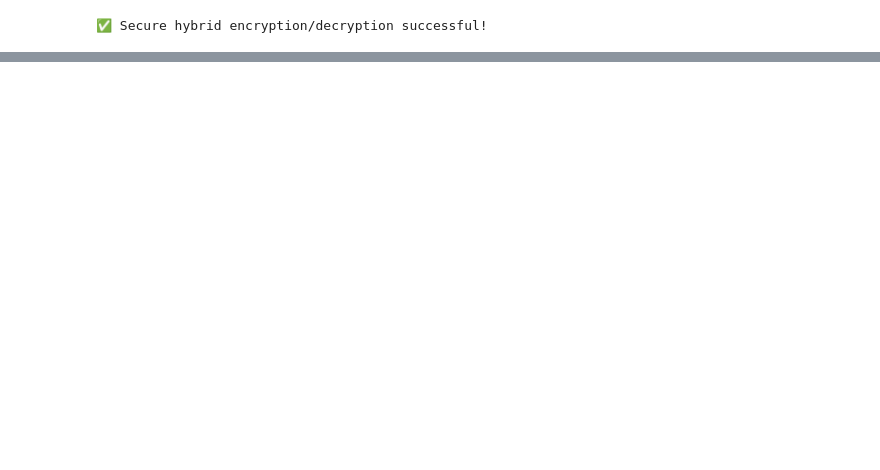
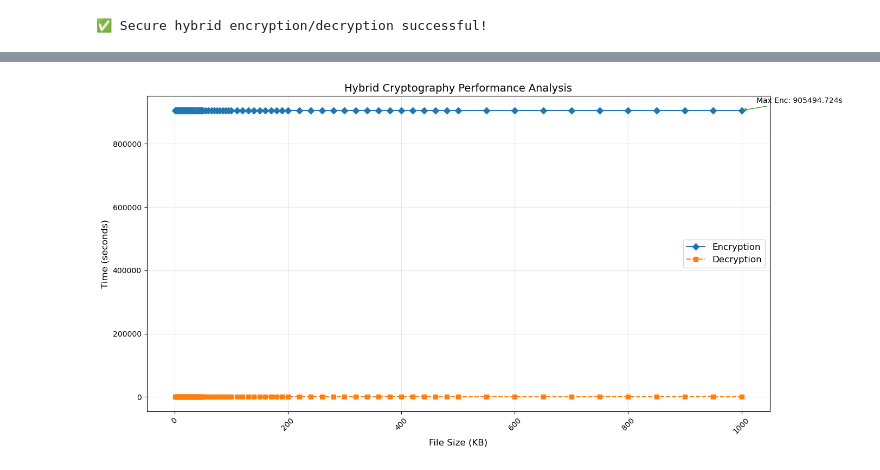
Before and after one commit to sunnyrajendraraj/secure_file_sharing, a Jupyter notebook: Implementation.ipynb, the cells around one changed output, grey strips where cells are left out. Cells and saved outputs as stored; diff of their text form; code cells hidden in the pictures; blank space fills up the shorter version.

Commit message:
Time Analysis Performed

```diff
--- a/Implementation.ipynb
+++ b/Implementation.ipynb
@@ -148,3 +148,102 @@ if __name__ == "__main__":
     main()
 # %% [output]
 ✅ Secure hybrid encryption/decryption successful!
+# %%
+import time
+import os
+import pandas as pd
+import matplotlib.pyplot as plt
+from cryptography.hazmat.primitives.asymmetric import rsa, ec, padding
+from cryptography.hazmat.primitives import serialization, hashes
+from cryptography.hazmat.primitives.ciphers import Cipher, algorithms, modes
+from cryptography.hazmat.primitives.kdf.hkdf import HKDF
+
+def generate_receiver_keys():
+    private_rsa = rsa.generate_private_key(public_exponent=65537, key_size=2048)
+    public_rsa = private_rsa.public_key()
+    private_ecc = ec.generate_private_key(ec.SECP256R1())
+    public_ecc = private_ecc.public_key()
+    return private_rsa, public_rsa, private_ecc, public_ecc
+
+def encrypt_data(plaintext, public_rsa, public_ecc_receiver):
+    start_time = time.perf_counter()
+    sender_ecc_private = ec.generate_private_key(ec.SECP256R1())
+    shared_secret = sender_ecc_private.exchange(ec.ECDH(), public_ecc_receiver)
+    hkdf = HKDF(algorithm=hashes.SHA256(), length=32, salt=None, info=b'hybrid_encryption')
+    aes_key = hkdf.derive(shared_secret)
+    encrypted_aes_key = public_rsa.encrypt(
+        aes_key,
+        padding.OAEP(mgf=padding.MGF1(hashes.SHA256()), algorithm=hashes.SHA256(), label=None)
+    )
+    key_time = time.perf_counter() - start_time
+    iv = os.urandom(12)
+    cipher = Cipher(algorithms.AES(aes_key), modes.GCM(iv))
+    encryptor = cipher.encryptor()
+    ciphertext = encryptor.update(plaintext) + encryptor.finalize()
+    aes_time = time.perf_counter() - key_time
+    return encrypted_aes_key, sender_ecc_private.public_key().public_bytes(
+        encoding=serialization.Encoding.PEM, format=serialization.PublicFormat.SubjectPublicKeyInfo
+    ), iv, encryptor.tag, ciphertext, key_time + aes_time
+
+def decrypt_data(encrypted_aes_key, sender_ecc_public_bytes, iv, tag, ciphertext, private_rsa, private_ecc):
+    start_time = time.perf_counter()
+    aes_key = private_rsa.decrypt(
+        encrypted_aes_key,
+        padding.OAEP(mgf=padding.MGF1(hashes.SHA256()), algorithm=hashes.SHA256(), label=None)
+    )
+    sender_ecc_public = serialization.load_pem_public_key(sender_ecc_public_bytes)
+    shared_secret = private_ecc.exchange(ec.ECDH(), sender_ecc_public)
+    hkdf = HKDF(algorithm=hashes.SHA256(), length=32, salt=None, info=b'hybrid_encryption')
+    derived_aes_key = hkdf.derive(shared_secret)
+    if aes_key != derived_aes_key:
+        raise ValueError("Security breach detected!")
+    cipher = Cipher(algorithms.AES(derived_aes_key), modes.GCM(iv, tag))
+    decryptor = cipher.decryptor()
+    plaintext = decryptor.update(ciphertext) + decryptor.finalize()
+    return plaintext, time.perf_counter() - start_time
+
+def benchmark(sizes_kb=None, trials=5):
+    if not sizes_kb:
+        sizes_kb = list(range(1, 51)) + list(range(55, 105, 5)) + list(range(110, 205, 10)) + \
+                    list(range(220, 505, 20)) + list(range(550, 1005, 50))
+    results = []
+    private_rsa, public_rsa, private_ecc, public_ecc = generate_receiver_keys()
+    for size_kb in sizes_kb:
+        size_bytes = size_kb * 1024
+        print(f"Testing {size_kb} KB...")
+        encrypt_times, decrypt_times = [], []
+        for _ in range(trials):
+            plaintext = os.urandom(size_bytes)
+            enc_key, ecc_pub, iv, tag, ct, enc_time = encrypt_data(plaintext, public_rsa, public_ecc)
+            encrypt_times.append(enc_time)
+            _, decrypt_time = decrypt_data(enc_key, ecc_pub, iv, tag, ct, private_rsa, private_ecc)
+            decrypt_times.append(decrypt_time)
+        results.append({"Size (KB)": size_kb, "Encryption (s)": sum(encrypt_times)/trials,
+                        "Decryption (s)": sum(decrypt_times)/trials})
+    return pd.DataFrame(results)
+
+def plot_results(df):
+    plt.figure(figsize=(14, 7))
+    plt.plot(df["Size (KB)"], df["Encryption (s)"], marker='D', linestyle='-', color='#1f77b4', label="Encryption")
+    plt.plot(df["Size (KB)"], df["Decryption (s)"], marker='s', linestyle='--', color='#ff7f0e', label="Decryption")
+    plt.title("Hybrid Cryptography Performance Analysis", fontsize=14)
+    plt.xlabel("File Size (KB)", fontsize=12)
+    plt.ylabel("Time (seconds)", fontsize=12)
+    plt.xticks(rotation=45, fontsize=10)
+    plt.yticks(fontsize=10)
+    plt.grid(True, alpha=0.3)
+    plt.legend(fontsize=12)
+    max_enc = df.loc[df["Encryption (s)"].idxmax()]
+    plt.annotate(f"Max Enc: {max_enc['Encryption (s)']:.3f}s",
+                 (max_enc["Size (KB)"], max_enc["Encryption (s)"]),
+                 xytext=(20, 10), textcoords='offset points',
+                 arrowprops=dict(arrowstyle="->", color='#2ca02c'))
+    plt.tight_layout()
+    plt.show()
+
+if __name__ == "__main__":
+    df = benchmark(trials=5)
+    print("\n=== Benchmark Results ===")
+    print(df.to_string(index=False, float_format="%.4f"))
+    plot_results(df)
+# %% [output]
@@ -150,0 +267 @@ if __name__ == "__main__":
+[figure, added]
```
Also changed, not shown: parts of 1 cell of this notebook.
